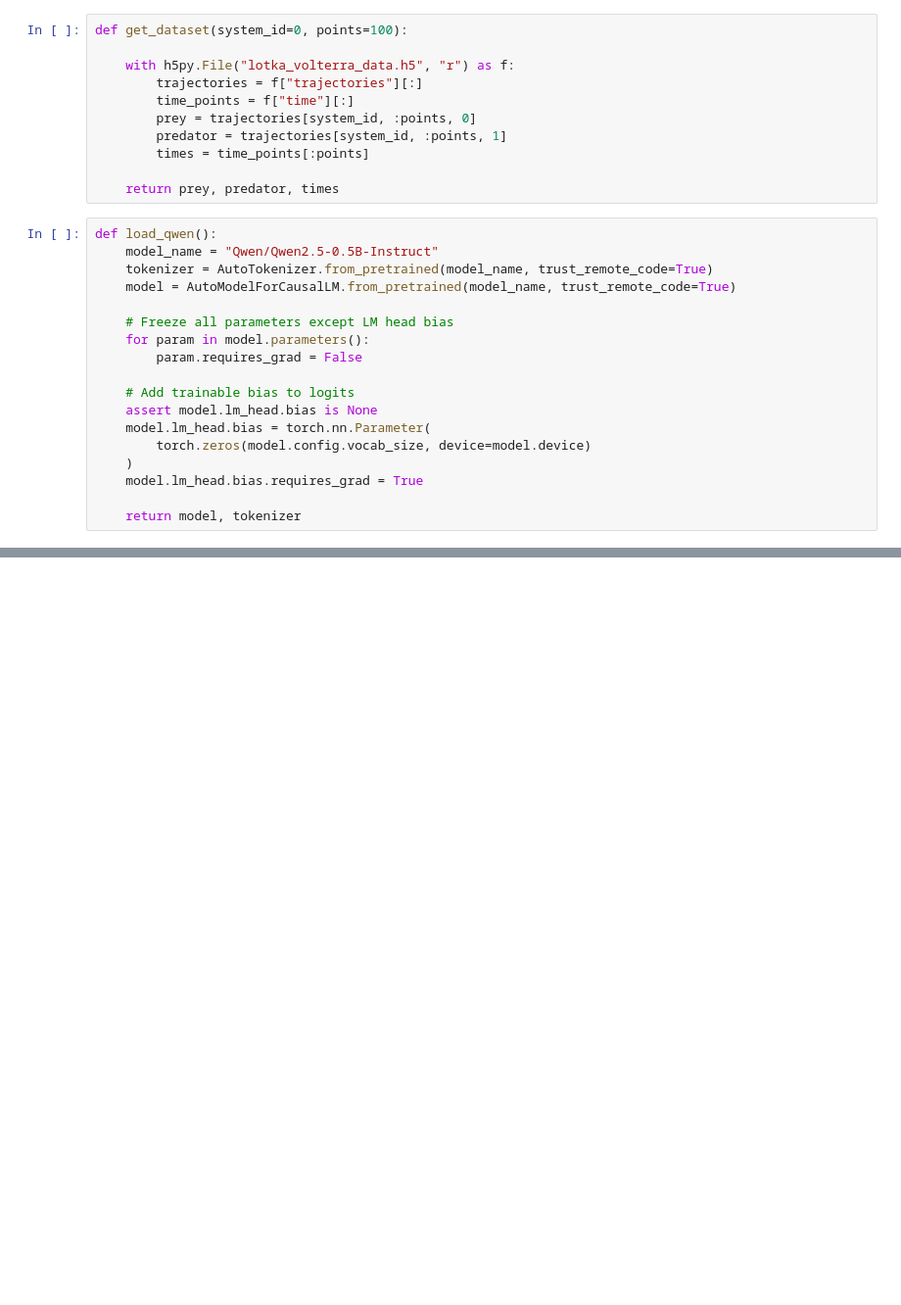
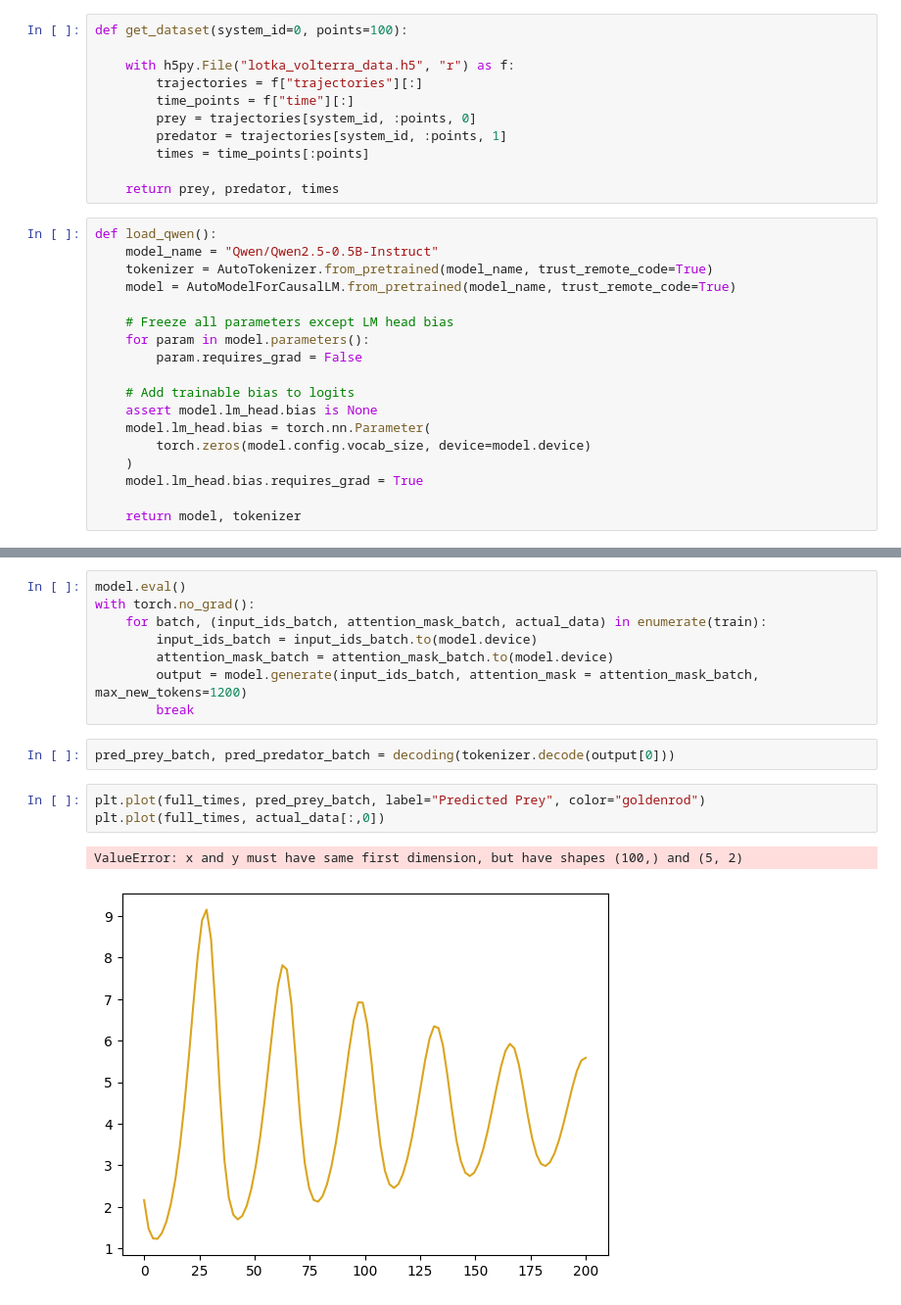
Before and after one commit to ljf441/tsllm, a Jupyter notebook: src/preprocessor.ipynb, the cells around one changed output, grey strips where cells are left out. Shown at 98% size. Cells and saved outputs as stored; diff of their text form; blank space fills up the shorter version.

```diff
--- a/src/preprocessor.ipynb
+++ b/src/preprocessor.ipynb
@@ -151,0 +397,16 @@ R2 PREDATOR SCORE: -0.34271854398405055
+# %%
+model.eval()
+with torch.no_grad():
+    for batch, (input_ids_batch, attention_mask_batch, actual_data) in enumerate(train):
+        input_ids_batch = input_ids_batch.to(model.device)
+        attention_mask_batch = attention_mask_batch.to(model.device)
+        output = model.generate(input_ids_batch, attention_mask = attention_mask_batch, max_new_tokens=1200)
+        break
+# %%
+pred_prey_batch, pred_predator_batch = decoding(tokenizer.decode(output[0]))
+# %%
+plt.plot(full_times, pred_prey_batch, label="Predicted Prey", color="goldenrod")
+plt.plot(full_times, actual_data[:,0])
+# %% [output]
+ValueError: x and y must have same first dimension, but have shapes (100,) and (5, 2)
+[figure, added]
```
Also changed, not shown: parts of 20 cells of this notebook, 41 other files.
